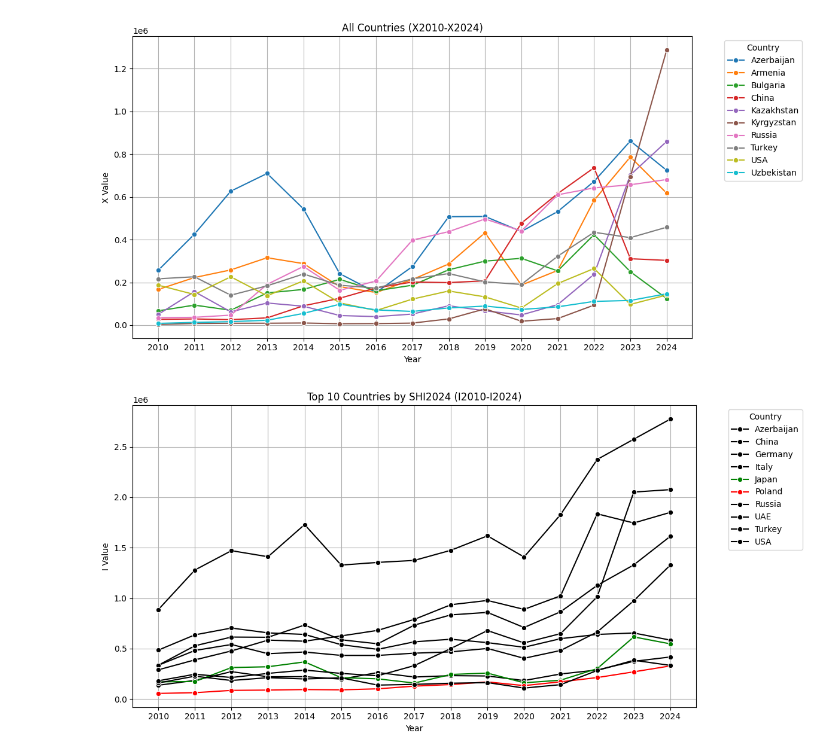
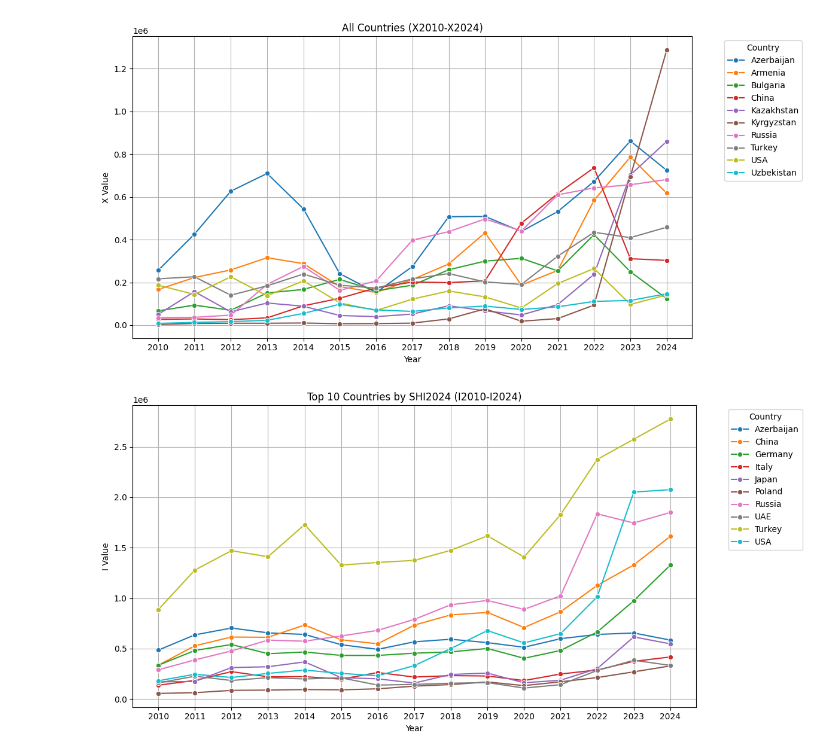
Before and after one commit to GuramL/International-Trade, a Jupyter notebook: Code.ipynb, the cells around one changed output. Cells and saved outputs as stored; diff of their text form; code cells hidden in the pictures.

Commit message:
nice graphs

```diff
--- a/Code.ipynb
+++ b/Code.ipynb
@@ -138,27 +138,30 @@ plt.show()
 # %%
 #Now do the same for I2010-I2024
 # Sort countries by SHI2024. then take the top 10 countries and graph their I2010-I2024 on the same graph, with each country represented by different colored line
 top_10_countries_I = df.sort_values(by='SHI2024', ascending=False).head(10)['Country'].tolist()
 # Create a new DataFrame with only the top 10 countries
 top_10_df_I = df[df['Country'].isin(top_10_countries_I)]
 # Melt the DataFrame to have a long format for plotting
 top_10_melted_I = top_10_df_I.melt(id_vars=['Country'], value_vars=[f'I{year}' for year in range(2010, 2025)], var_name='Year', value_name='Value')
 
 # Don't define custom colors for the countries. Just graph
 # Convert the Year column to numeric
 top_10_melted_I['Year'] = top_10_melted_I['Year'].str.replace('I', '').astype(int)
 # Create a line plot for the top 10 countries
+
+# Use a colorful palette for the plot
+sns.set_palette('tab10')
+# Recreate the line plot for the top 10 countries with the colorful palette
 plt.figure(figsize=(12, 6))
 sns.lineplot(data=top_10_melted_I, x='Year', y='Value', hue='Country', marker='o')
 plt.title('Top 10 Countries by SHI2024 (I2010-I2024)')
 plt.xlabel('Year')
-
 plt.ylabel('I Value')
 plt.xticks(np.arange(2010, 2025, 1))
 plt.grid()
 plt.legend(title='Country', bbox_to_anchor=(1.05, 1), loc='upper left')
 plt.tight_layout()
-plt.savefig('top_10_countries_I.png')
+plt.savefig('top_10_countries_I_colorful.png')
 plt.show()
 # %% [output]
-[figure, old version]
+[figure, new version]
```
Also changed, not shown: 2 other files.
